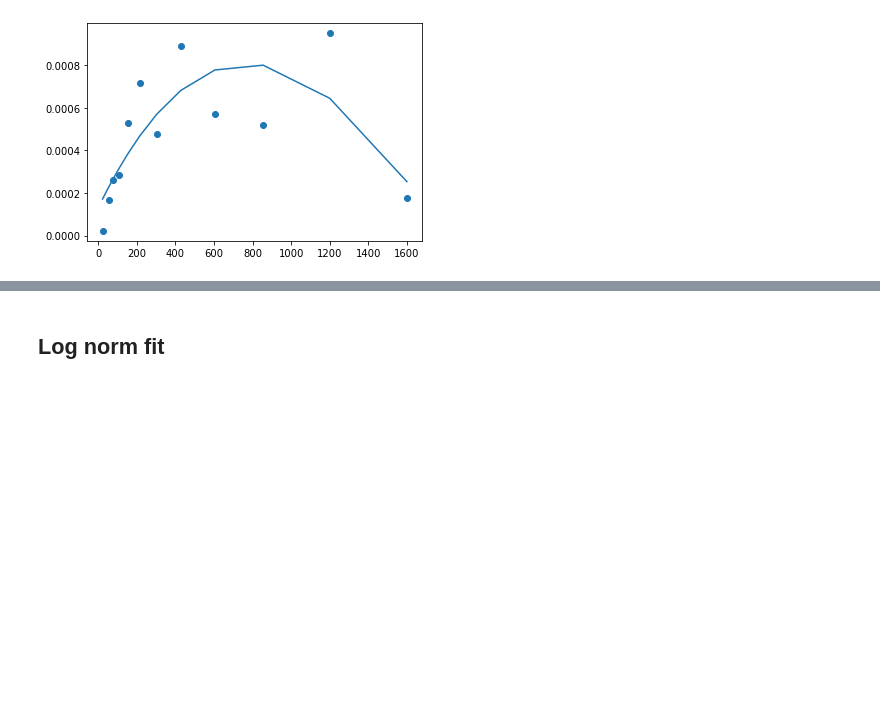
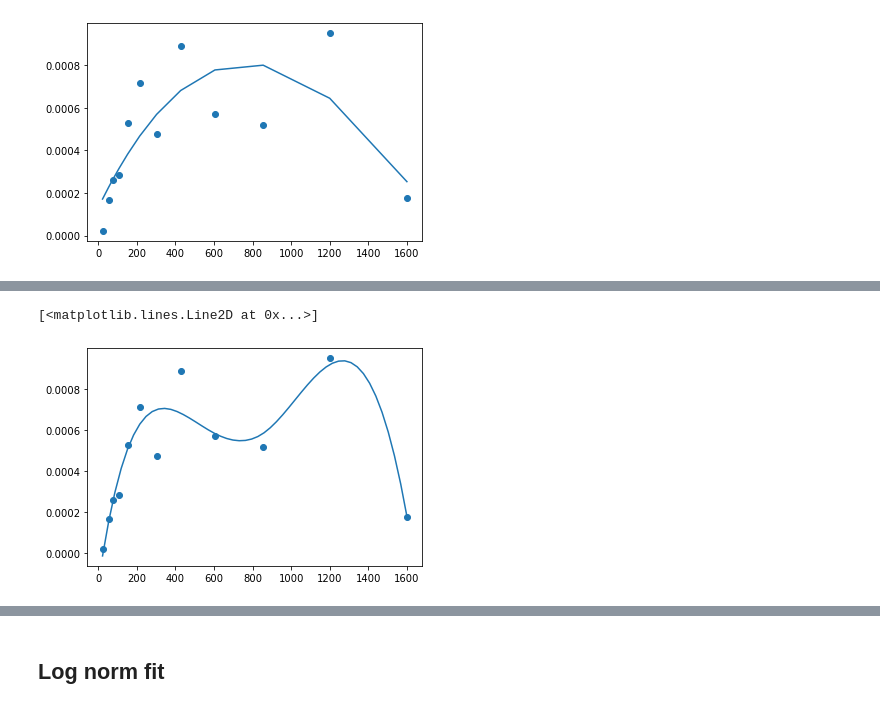
Before and after one commit to sethsomtoo/Particle-size-analysis-with-python, a Jupyter notebook: Project_3/curvefitting.ipynb, the cells around one changed output, grey strips where cells are left out. Drawn from its saved outputs; the diff is of its cells as text; code cells hidden in the pictures; blank space fills up the shorter version.

```diff
--- a/Project_3/curvefitting.ipynb
+++ b/Project_3/curvefitting.ipynb
@@ -158,0 +194,9 @@ plt.plot(x_axis, fit)
+# %%
+x_smooth = np.linspace(x_axis.min(), x_axis.max(), 50)
+y_smooth = make_interp_spline(x_axis, polyfit)(x_smooth)
+# %%
+plt.scatter(x_axis, y_axis)
+plt.plot(x_smooth, y_smooth)
+# %% [output]
+[<matplotlib.lines.Line2D at 0x...>]
+[figure, added]
```
Also changed, not shown: parts of 22 cells of this notebook.
